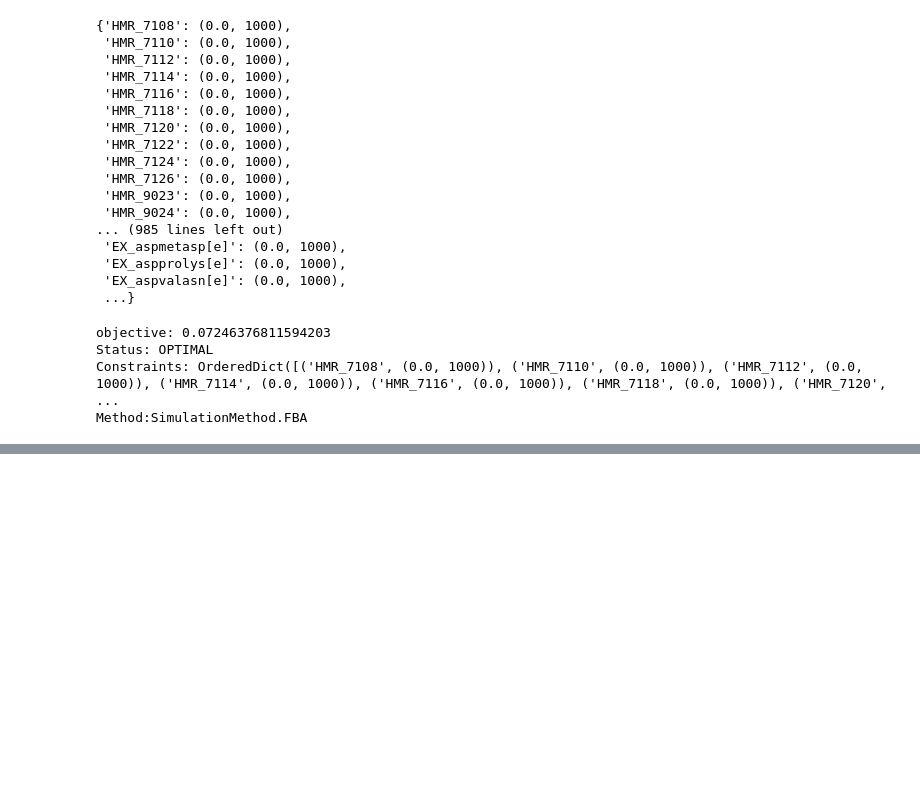
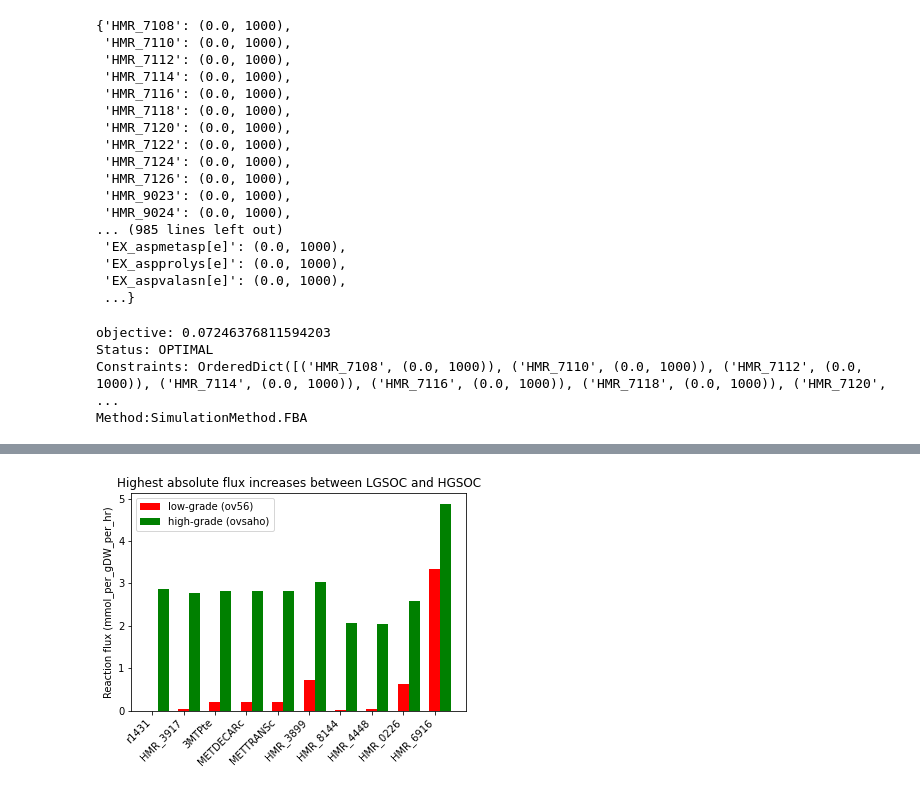
Before and after one commit to katemeeson/low_versus_high_grade_modelling, a Jupyter notebook: ov56_tomics_integration_template_without_andor_integration_low_growth.ipynb, the cells around one changed output, grey strips where cells are left out. Drawn from its saved outputs; the diff is of its cells as text; code cells hidden in the pictures; blank space fills up the shorter version.

```diff
--- a/ov56_tomics_integration_template_without_andor_integration_low_growth.ipynb
+++ b/ov56_tomics_integration_template_without_andor_integration_low_growth.ipynb
@@ -1377,0 +1166,6 @@ plt.boxplot(exp_data)
+# %%
+comparing_fluxes = pd.DataFrame(columns = ['reaction', 'ov56_flux', 'ovsaho_flux'])
+comparing_fluxes['reaction'] = ov56_fluxes['reaction'].to_list()
+comparing_fluxes['ov56_flux'] = ov56_fluxes['flux'].to_list()
+comparing_fluxes['ovsaho_flux'] = ovsaho_fluxes['flux'].to_list()
+comparing_fluxes
@@ -1377,0 +1186,8 @@ plt.boxplot(exp_data)
+# %%
+zero_rows = []
+for n in range(len(comparing_fluxes['reaction'])):
+    if comparing_fluxes.iloc[n,1] == 0:
+        if comparing_fluxes.iloc[n,2] == 0:
+            zero_rows.append(n)
+comparing_fluxes_2 = comparing_fluxes.drop(comparing_fluxes.index[zero_rows])
+comparing_fluxes_2
@@ -1377,0 +1383,8 @@ plt.boxplot(exp_data)
+# %%
+differences = []
+for n in range(len(sig_increase_df['reaction'])):
+    d = sig_increase_df.iloc[n,2] - sig_increase_df.iloc[n,1]
+    differences.append(d)
+sig_increase_df['differences'] = differences
+sig_increase_df = sig_increase_df.sort_values(by = ['differences'], ascending=False)
+sig_increase_df
@@ -1377,0 +1409,24 @@ plt.boxplot(exp_data)
+# %%
+import numpy as np
+import matplotlib.pyplot as plt
+y1 = sig_increase_df[0:10]['ov56_flux']
+y2 = sig_increase_df[0:10]['ovsaho_flux']
+
+N=10
+ind = np.arange(N)
+width = 0.35
+plt.bar(ind, y1, width, label='low-grade (ov56)', color='r')
+plt.bar(ind + width, y2, width,
+    label='high-grade (ovsaho)', color='g')
+
+reaction_ids = sig_increase_df[0:10]['reaction']
+plt.xticks(ind, reaction_ids)
+plt.setp(plt.gca().get_xticklabels(), rotation=45, horizontalalignment='right')
+plt.ylabel('Reaction flux (mmol_per_gDW_per_hr)')
+plt.title('Highest absolute flux increases between LGSOC and HGSOC')
+
+plt.legend(loc='best')
+plt.savefig('top_ten_diff_increase.png', dpi = 1200, bbox_inches='tight')
+plt.show()
+# %% [output]
+[figure, added]
```
Also changed, not shown: parts of 135 cells of this notebook, 1 other file.
